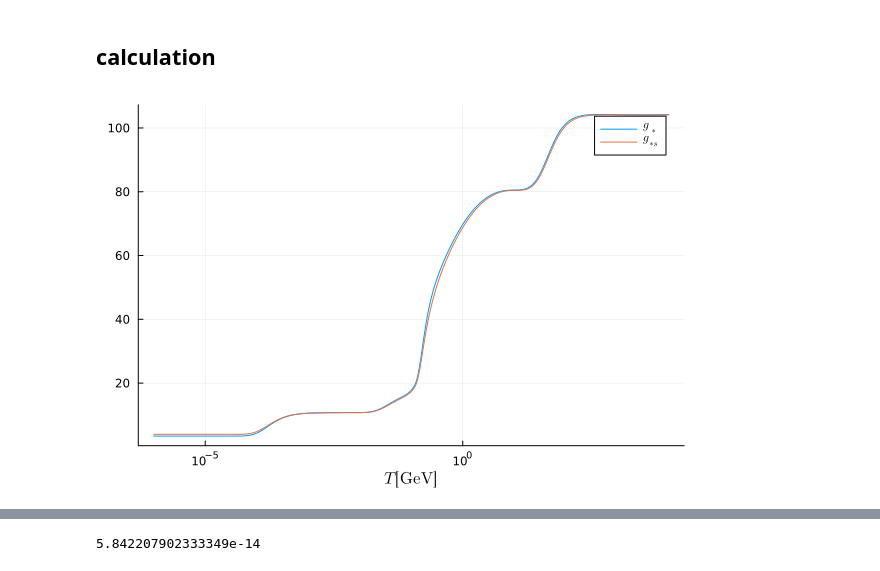
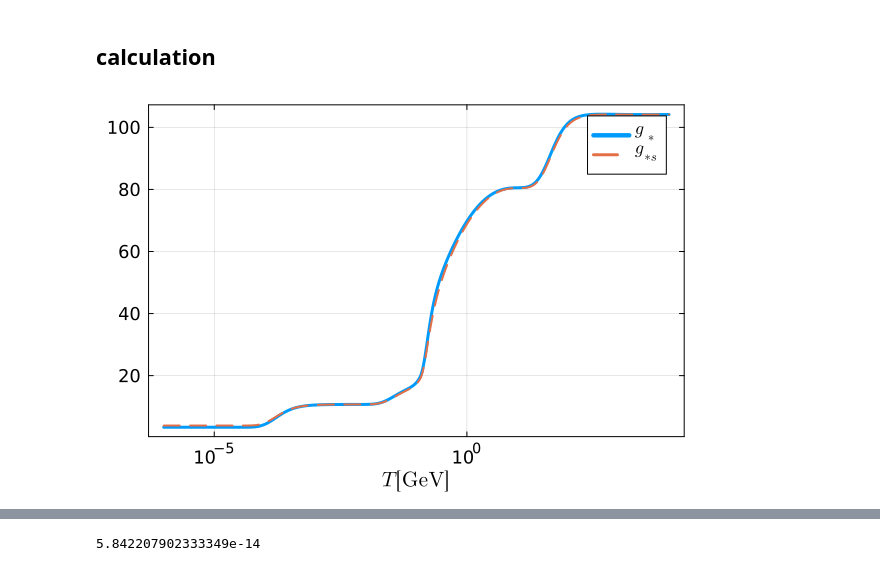
Before and after one commit to NekomammaT/SIGW_QCD, a Jupyter notebook: SIGW_QCD_WKB.ipynb, the cells around one changed output, grey strips where cells are left out. Cells and saved outputs as stored; diff of their text form; code cells hidden in the pictures.

```diff
--- a/SIGW_QCD_WKB.ipynb
+++ b/SIGW_QCD_WKB.ipynb
@@ -103,10 +103,10 @@ function gs(T) # eff. DoF for entropy
 end;
 # %%
 Tlist = [10^i for i=-6:0.01:4]
-plot(grho, Tlist, xscale=:log10, label=L"$g_*$", xlabel=L"$T\,[\mathrm{GeV}]$")
-plot!(gs, Tlist, label=L"$g_{*s}$")
+plot(grho, Tlist, xscale=:log10, label=L"$g_*$", xlabel=L"$T\,[\mathrm{GeV}]$", legend=true)
+plot!(gs, Tlist, label=L"$g_{*s}$", linestyle=:dash, linewidth=:2)
 # %% [output]
-[figure, old version]
+[figure, new version]
 # %%
 function rho(T) # energy density
     if T >= Tth
```
Also changed, not shown: parts of 13 cells of this notebook.
